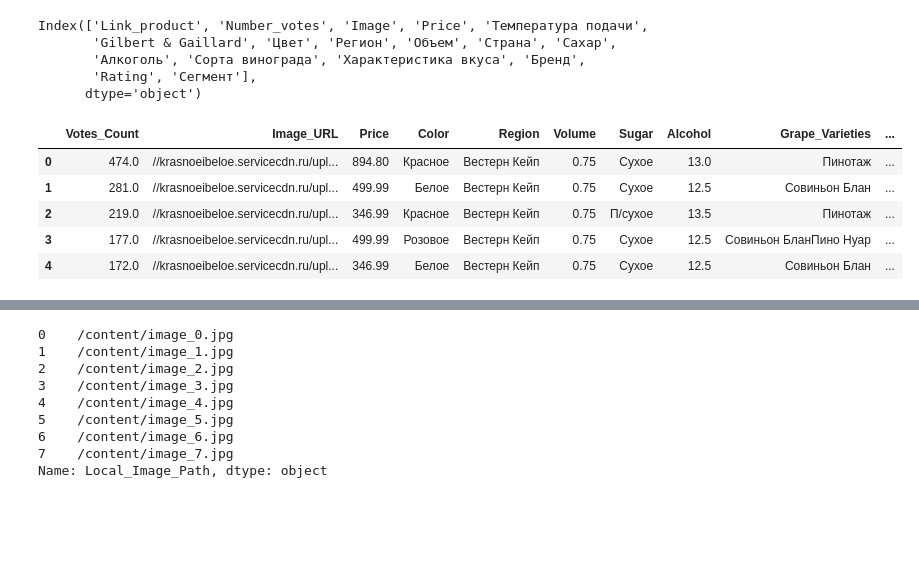
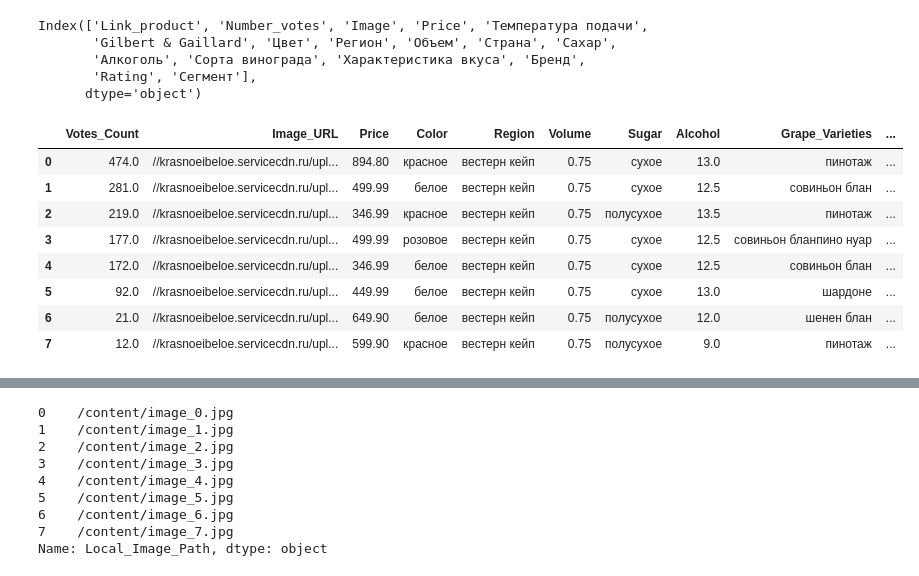
Before and after one commit to SergeyHSE/MarketingResearch.github.io, a Jupyter notebook: Preprocessing.ipynb, the cells around one changed output, grey strips where cells are left out. Drawn from its saved outputs; the diff is of its cells as text; code cells hidden in the pictures; blank space fills up the shorter version.

```diff
--- a/Preprocessing.ipynb
+++ b/Preprocessing.ipynb
@@ -83,15 +83,22 @@ data_KB.columns = new_column_names
 # %%
 data_KB = data_KB.drop(['Product_Link', 'Serving_Temperature', 'Gilbert_and_Gaillard',
                         'Country'], axis=1)
+# %%
+data_KB['Sugar'] = data_KB['Sugar'].replace('П/сухое', 'полусухое')
+# %%
+data_KB = data_KB.applymap(lambda x: x.lower() if isinstance(x, str) else x)
 # %%
-data_KB.head()
+data_KB.head(8)
 # %% [output]
 |  | Votes_Count | Image_URL | Price | Color | Region | Volume | Sugar | Alcohol | Grape_Varieties | ... |
-| 0 | 474.0 | //krasnoeibeloe.servicecdn.ru/upl... | 894.80 | Красное | Вестерн Кейп | 0.75 | Сухое | 13.0 | Пинотаж | ... |
-| 1 | 281.0 | //krasnoeibeloe.servicecdn.ru/upl... | 499.99 | Белое | Вестерн Кейп | 0.75 | Сухое | 12.5 | Совиньон Блан | ... |
-| 2 | 219.0 | //krasnoeibeloe.servicecdn.ru/upl... | 346.99 | Красное | Вестерн Кейп | 0.75 | П/сухое | 13.5 | Пинотаж | ... |
-| 3 | 177.0 | //krasnoeibeloe.servicecdn.ru/upl... | 499.99 | Розовое | Вестерн Кейп | 0.75 | Сухое | 12.5 | Совиньон БланПино Нуар | ... |
-| 4 | 172.0 | //krasnoeibeloe.servicecdn.ru/upl... | 346.99 | Белое | Вестерн Кейп | 0.75 | Сухое | 12.5 | Совиньон Блан | ... |
+| 0 | 474.0 | //krasnoeibeloe.servicecdn.ru/upl... | 894.80 | красное | вестерн кейп | 0.75 | сухое | 13.0 | пинотаж | ... |
+| 1 | 281.0 | //krasnoeibeloe.servicecdn.ru/upl... | 499.99 | белое | вестерн кейп | 0.75 | сухое | 12.5 | совиньон блан | ... |
+| 2 | 219.0 | //krasnoeibeloe.servicecdn.ru/upl... | 346.99 | красное | вестерн кейп | 0.75 | полусухое | 13.5 | пинотаж | ... |
+| 3 | 177.0 | //krasnoeibeloe.servicecdn.ru/upl... | 499.99 | розовое | вестерн кейп | 0.75 | сухое | 12.5 | совиньон бланпино нуар | ... |
+| 4 | 172.0 | //krasnoeibeloe.servicecdn.ru/upl... | 346.99 | белое | вестерн кейп | 0.75 | сухое | 12.5 | совиньон блан | ... |
+| 5 | 92.0 | //krasnoeibeloe.servicecdn.ru/upl... | 449.99 | белое | вестерн кейп | 0.75 | сухое | 13.0 | шардоне | ... |
+| 6 | 21.0 | //krasnoeibeloe.servicecdn.ru/upl... | 649.90 | белое | вестерн кейп | 0.75 | полусухое | 12.0 | шенен блан | ... |
+| 7 | 12.0 | //krasnoeibeloe.servicecdn.ru/upl... | 599.90 | красное | вестерн кейп | 0.75 | полусухое | 9.0 | пинотаж | ... |
 # %%
 from IPython.display import display, HTML
 
```
